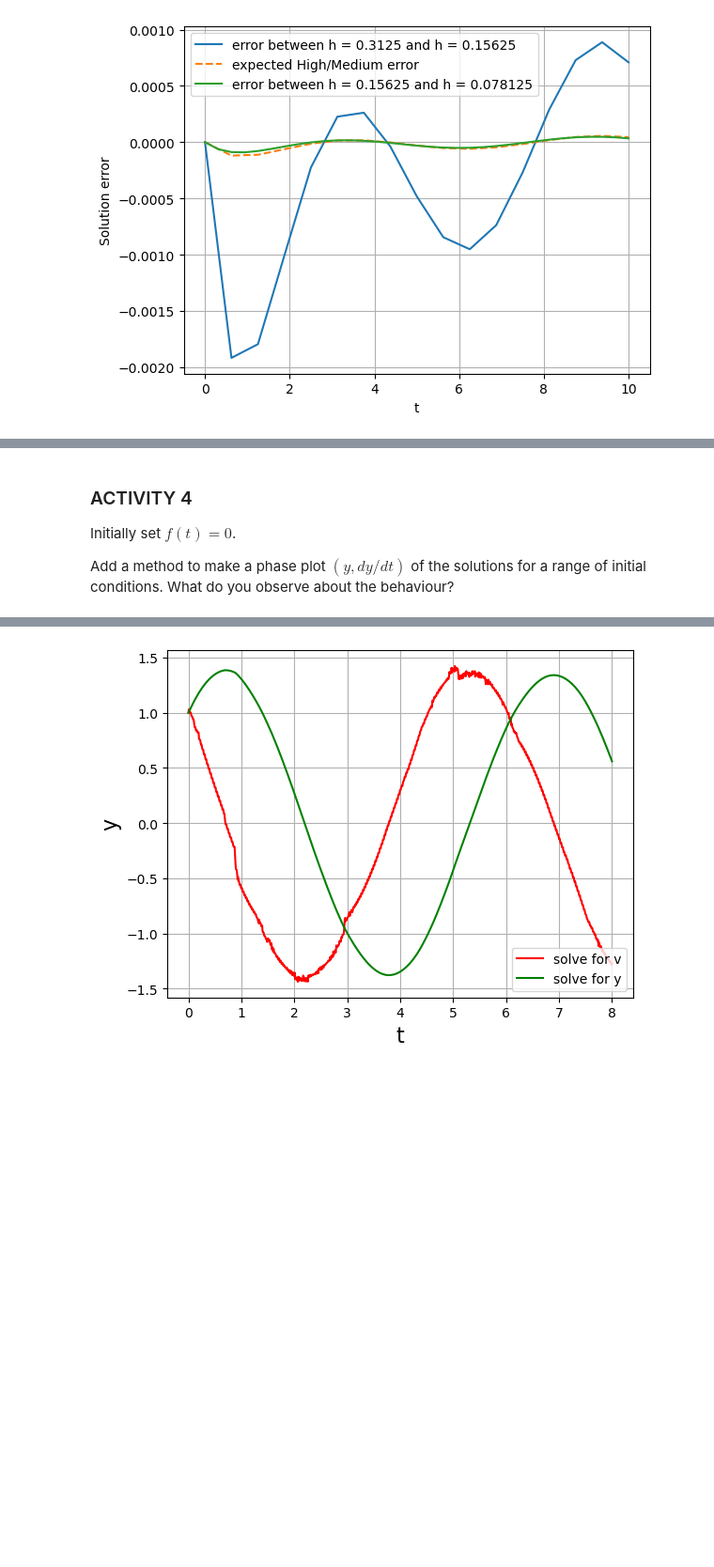
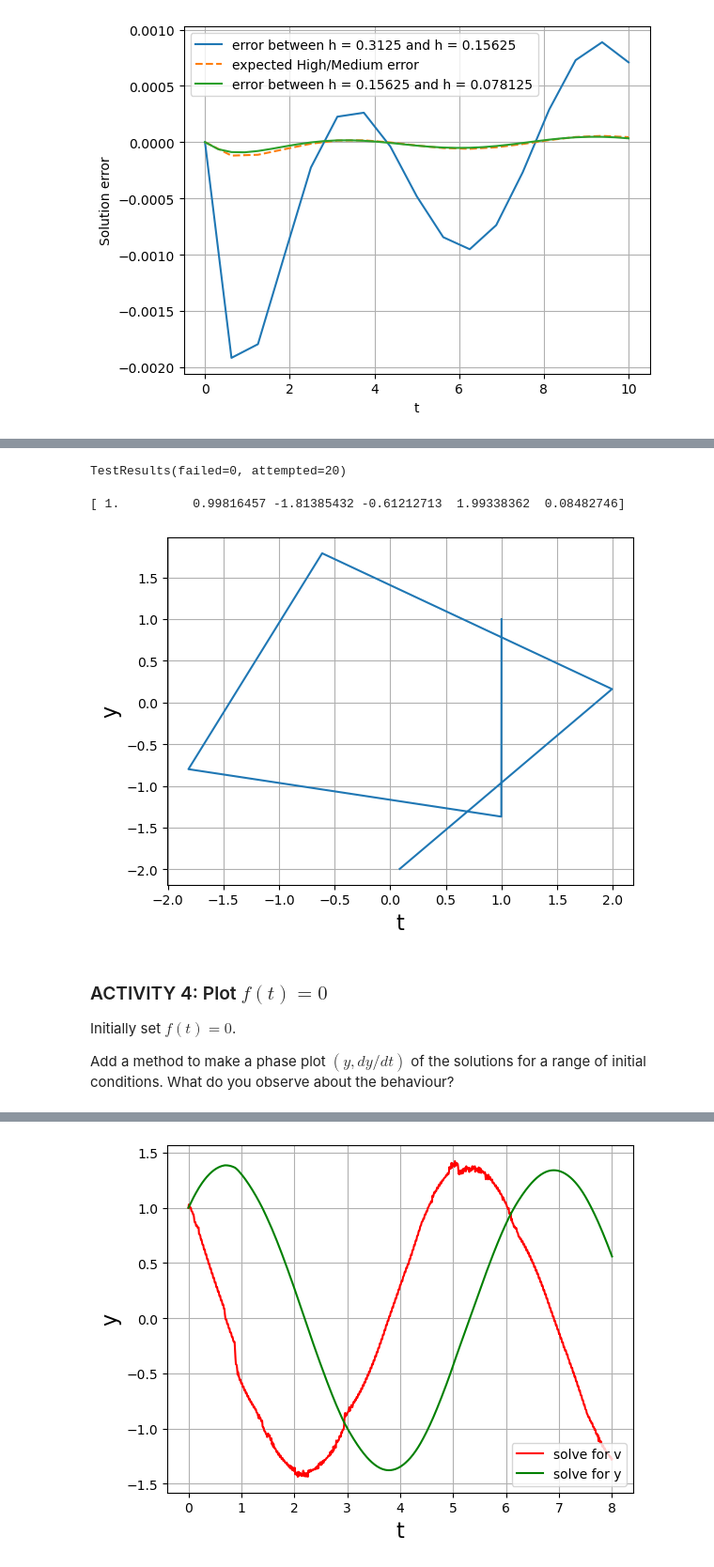
Before and after one commit to trung-vt/TopicsInSciComp, a Jupyter notebook: Working Notebooks/Week4_LabExercises_Solutions.ipynb, the cells around one changed output, grey strips where cells are left out. Shown: that part at 94% size. Cells and saved outputs as stored; diff of their text form; code cells hidden in the pictures; blank space fills up the shorter version.

```diff
--- a/Working Notebooks/Week4_LabExercises_Solutions.ipynb
+++ b/Working Notebooks/Week4_LabExercises_Solutions.ipynb
@@ -319,7 +471,8 @@ What parts or features of the differential equation tell us if it is:
 # %%
 class VanDerPolOscillator:
 
-    """Definition - a class to contain a Van Der Pol non linear
+    """
+    Definition - a class to contain a Van Der Pol non linear
     damped oscillator.
 
        attributes: damping factor a, forcing function f_of_t,
@@ -328,6 +481,13 @@ class VanDerPolOscillator:
        methods: to integrate the VDP equation, and produce plots of
        the solution and phase plots
 
+    Example usage:
+    >>> my_f_of_t = lambda t : 0.0
+    >>> a_damping = 0.1
+    >>> my_oscillator = VanDerPolOscillator(my_f_of_t, a_damping, lifetime=40)
+    >>> my_oscillator.integrate_VDP_equation(initial_value=np.array([1.0, 1.0]), N_time_steps=5)
+    >>> print(my_oscillator._solution_y)
+    [ 1.          0.99816457 -1.81385432 -0.61212713  1.99338362  0.08482746]
     """
 
     # constructor function
@@ -375,7 +535,7 @@ class VanDerPolOscillator:
         plt.ylabel("y", fontsize=16)
         plt.plot(self._solution_t, self._solution_v, 'r-', label="solve for v")
         plt.plot(self._solution_t, self._solution_y, 'g-', label="solve for y")
-        plt.legend()
+        plt.legend();
 
     def plot_phase_plot(self) :
 
@@ -384,9 +544,31 @@ class VanDerPolOscillator:
         plt.grid()
         plt.xlabel("t", fontsize=16)
         plt.ylabel("y", fontsize=16)
-        plt.plot(self._solution_y, self._solution_v)
+        plt.plot(self._solution_y, self._solution_v);
+
+doctest.testmod()
+# # doctest.testmod(verbose=True)
+# # doctest.testmod(report=True)
+doctest.testmod(verbose=False, raise_on_error=True)
+# %% [output]
+TestResults(failed=0, attempted=20)
+# %%
+def my_f_of_t(t) :
+    return 0.0
+
+lifetime = 40
+a_damping = 0.1
+my_oscillator = VanDerPolOscillator(my_f_of_t, a_damping, lifetime)
+y0 = np.array([1.0, 1.0])
+steps = 5
+my_oscillator.integrate_VDP_equation(y0, steps)
+my_oscillator.plot_phase_plot()
+print(my_oscillator._solution_y)
+# %% [output]
+[ 1.          0.99816457 -1.81385432 -0.61212713  1.99338362  0.08482746]
+[figure, added]
 # %% [markdown]
-### ACTIVITY 4
+### ACTIVITY 4: Plot $f(t) = 0$
 
 Initially set $f(t) = 0$.
 
```
Also changed, not shown: parts of 16 cells of this notebook.
